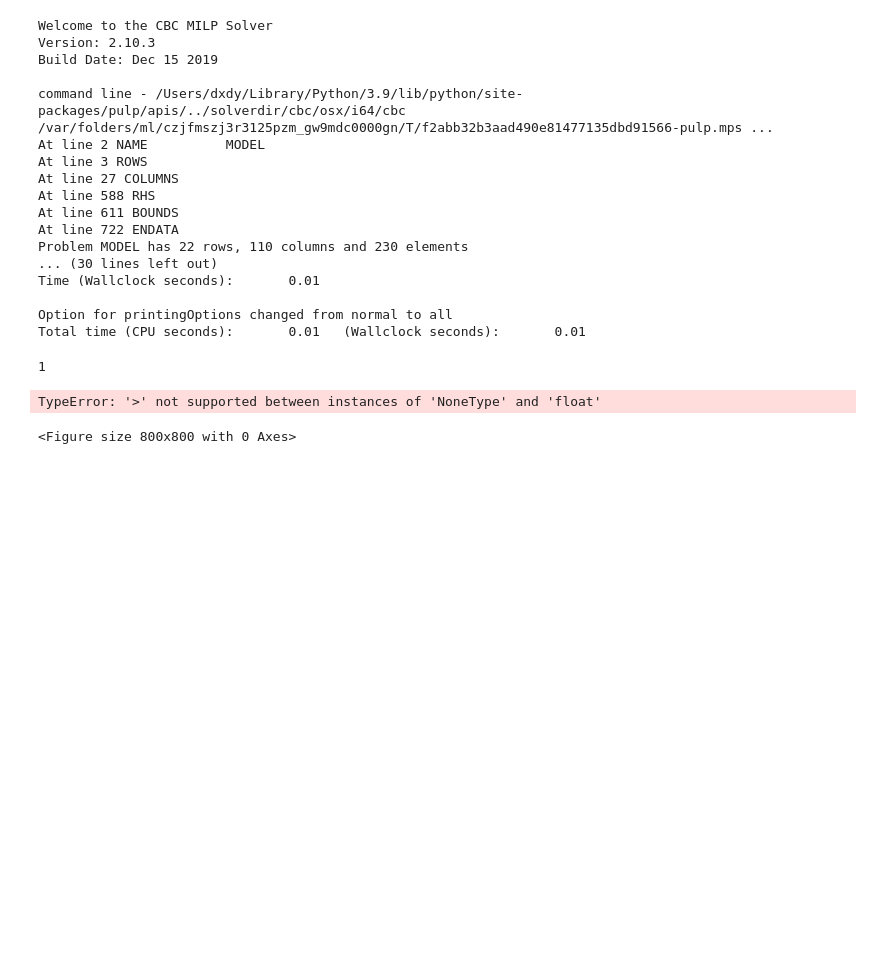
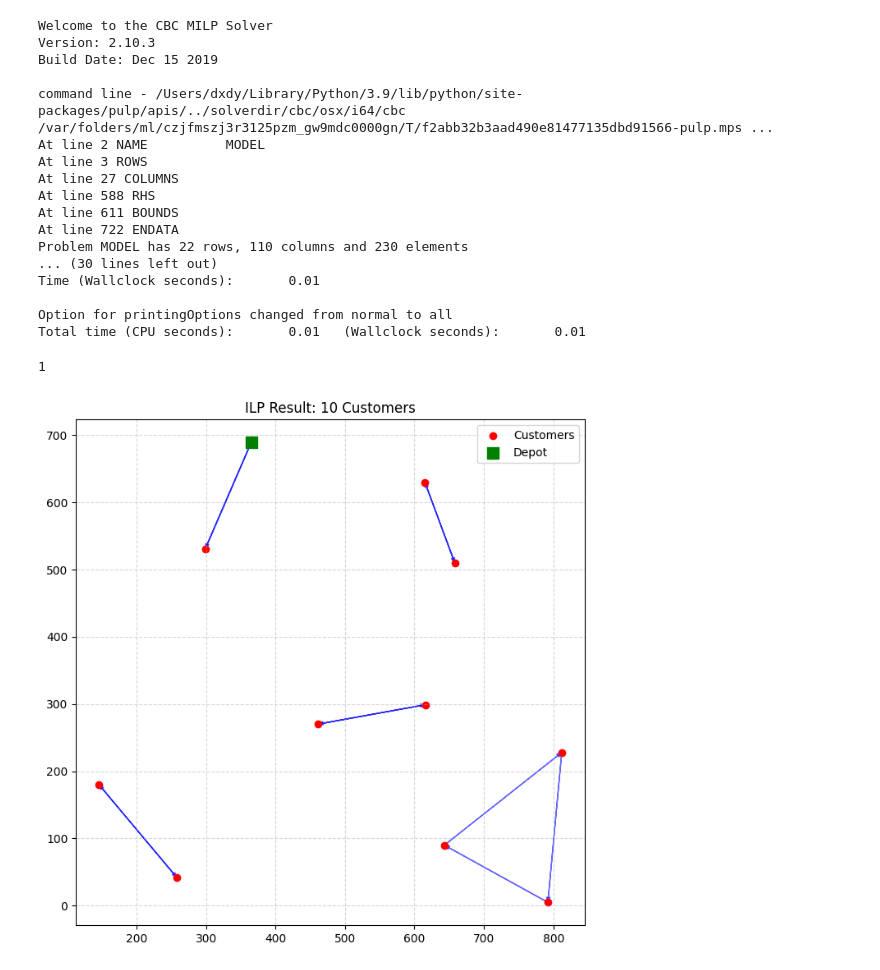
Before and after one commit to ms25940022-boop/IT5082-OM-Assignment, a Jupyter notebook: MS25941562_ILP.ipynb, the cells around one changed output. Saved outputs shown, nothing was run; the diff lists cells and outputs as text; code cells hidden in the pictures; blank space fills up the shorter version.

Commit message:
fix: resolve TypeError in CVRP plotting by adding missing data output

```diff
--- a/MS25941562_ILP.ipynb
+++ b/MS25941562_ILP.ipynb
@@ -140,24 +140,32 @@ Total time (CPU seconds):       0.01   (Wallclock seconds):       0.01
 # %%
 import matplotlib.pyplot as plt
 
 def plot_cvrp_results(coords, x_vars, title="ILP Optimized Routes"):
     plt.figure(figsize=(8, 8))
     n = len(coords)
+
+    # Check if we actually have values to plot
     for i in range(n):
         for j in range(n):
-            if pulp.value(x_vars[i, j]) > 0.9:
+            val = pulp.value(x_vars[i, j])
+            # Check for None and only plot if the edge is selected
+            if val is not None and val > 0.9:
                 plt.arrow(coords[i, 0], coords[i, 1],
                           coords[j, 0] - coords[i, 0], coords[j, 1] - coords[i, 1],
                           head_width=5, color='blue', alpha=0.6, length_includes_head=True)
 
     plt.scatter(coords[1:, 0], coords[1:, 1], c='red', label='Customers')
     plt.scatter(coords[0, 0], coords[0, 1], c='green', marker='s', s=100, label='Depot')
     plt.title(title)
     plt.legend()
+    plt.grid(True, linestyle='--', alpha=0.5)
     plt.show()
 
-if prob.status in [1, 0]: # 1: Optimal, 0: Not Solved (but has a solution)
-    plot_cvrp_results(coords, x, title=f"ILP Result: {N-1} Customers using Multiple Routes")
+# Only attempt plotting if a solution exists
+if prob.status in [1, 0]:
+    plot_cvrp_results(coords, x, title=f"ILP Result: {N-1} Customers")
+else:
+    print(f"Solver Status: {pulp.LpStatus[prob.status]}")
+    print("Cannot plot: No feasible solution found. Check your constraints or decrease N_SUBSET.")
 # %% [output]
-TypeError: '>' not supported between instances of 'NoneType' and 'float'
-<Figure size 800x800 with 0 Axes>
+[figure, added]
```
